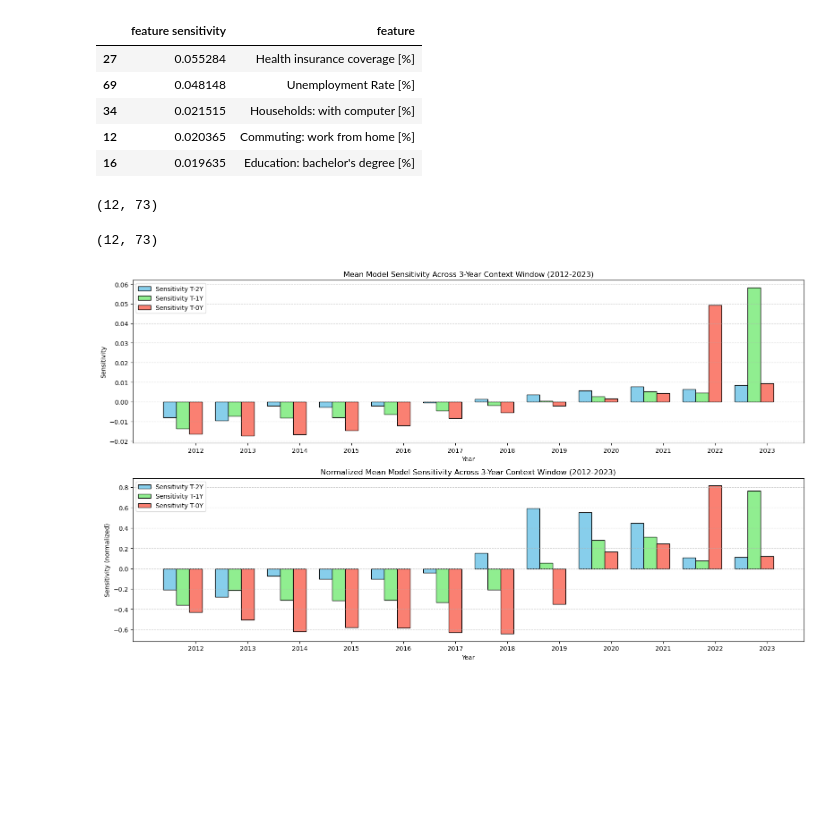
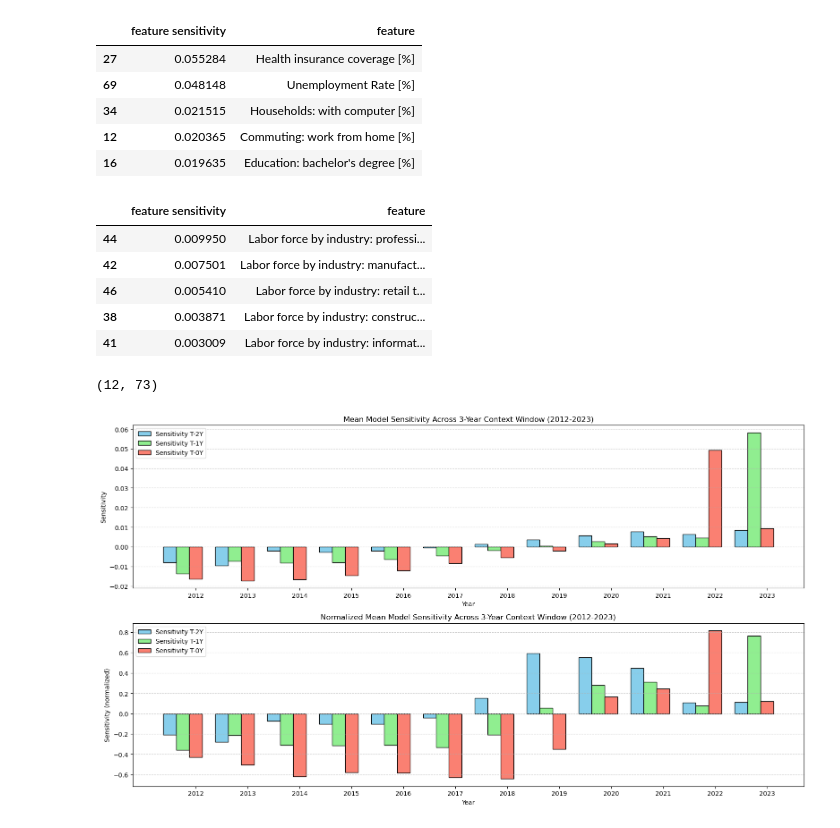
Before and after one commit to simon-0006/Data-Science-GESS---Group-Project, a Jupyter notebook: US_0/Analyse/Code/model_sensitivity.ipynb, the cells around one changed output. Cells and saved outputs as stored; diff of their text form; code cells hidden in the pictures; blank space fills up the shorter version.

```diff
--- a/US_0/Analyse/Code/model_sensitivity.ipynb
+++ b/US_0/Analyse/Code/model_sensitivity.ipynb
@@ -182,16 +182,23 @@ df
 | 34 | 0.021515 | Households: with computer [%] |
 | 12 | 0.020365 | Commuting: work from home [%] |
 | 16 | 0.019635 | Education: bachelor's degree [%] |
+# %%
+df_ind5 = df[36:48].nlargest(5, "feature sensitivity")
+idx_ind = df_ind5.index.values
+
+df_ind5
+# %% [output]
+|  | feature sensitivity | feature |
+| 44 | 0.009950 | Labor force by industry: professi... |
+| 42 | 0.007501 | Labor force by industry: manufact... |
+| 46 | 0.005410 | Labor force by industry: retail t... |
+| 38 | 0.003871 | Labor force by industry: construc... |
+| 41 | 0.003009 | Labor force by industry: informat... |
 # %%
 mean_feature_sensitivity = np.sum(mean_sensitivity, axis=1)
 mean_feature_sensitivity.shape
 # %% [output]
 (12, 73)
-# %%
-norm_mean_feature_sensitivity = mean_feature_sensitivity / np.sum(np.abs(mean_feature_sensitivity), axis=1, keepdims=True)
-norm_mean_feature_sensitivity.shape
-# %% [output]
-(12, 73)
 # %%
 fig, ax = plt.subplots(2, 1, figsize=(16, 9))
 ax = ax.flatten()
```
Also changed, not shown: parts of 3 cells of this notebook, 2 other files.
